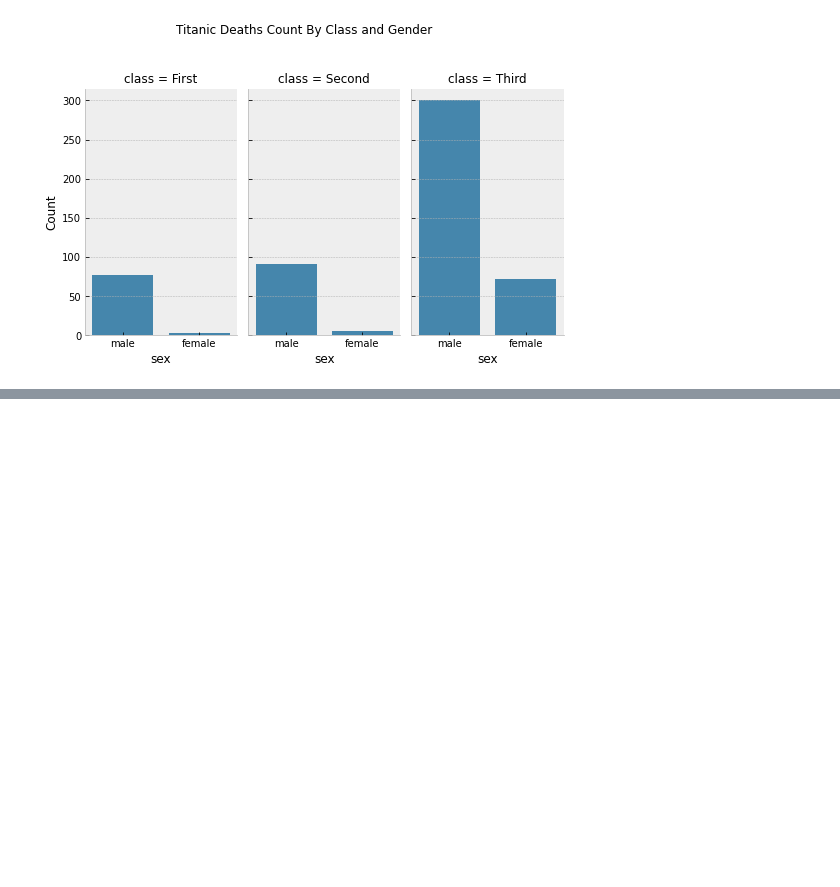
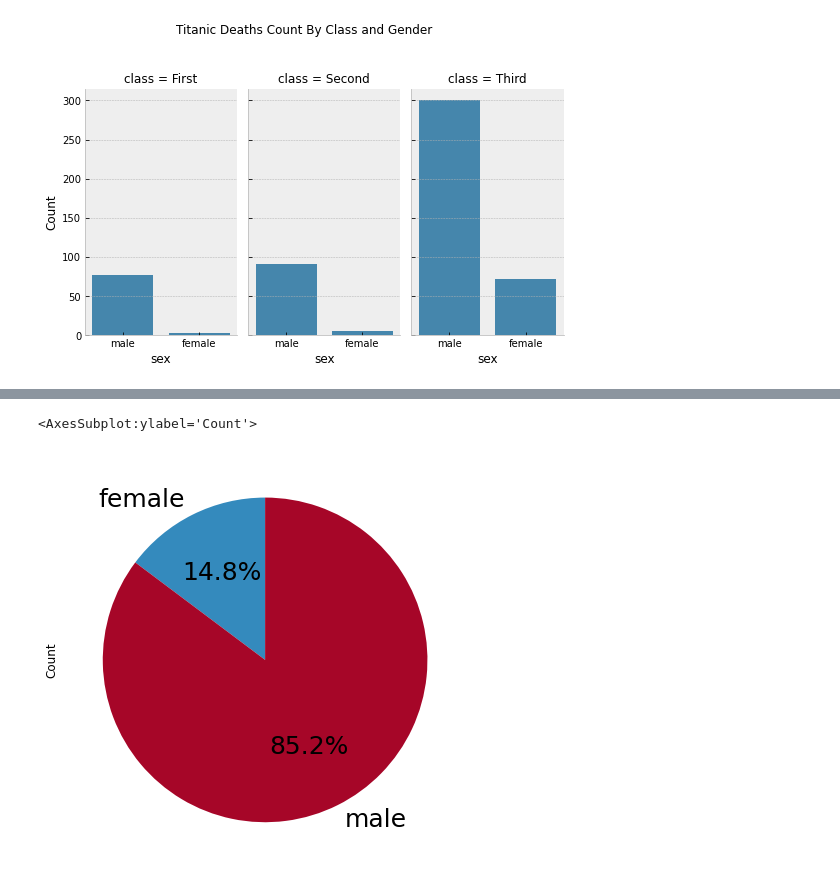
Before and after one commit to gabrielmazzitelli86/Titanic, a Jupyter notebook: titanic.ipynb, the cells around one changed output, grey strips where cells are left out. Cells and saved outputs as stored; diff of their text form; code cells hidden in the pictures; blank space fills up the shorter version.

```diff
--- a/titanic.ipynb
+++ b/titanic.ipynb
@@ -77,0 +131,9 @@ Text(0.5, 0.98, 'Titanic Deaths Count By Class and Gender')
+# %%
+plt.figure(figsize=(16,8))
+# plot chart
+ax1 = plt.subplot(121, aspect='equal')
+df_titanic_deaths_by_sex.plot(kind='pie', y = 'Count', ax=ax1, autopct='%1.1f%%',
+ startangle=90, shadow=False, labels=df_titanic_deaths_by_sex['sex'], legend = False, fontsize=25)
+# %% [output]
+<AxesSubplot:ylabel='Count'>
+[figure, added]
```
Also changed, not shown: parts of 9 cells of this notebook.
